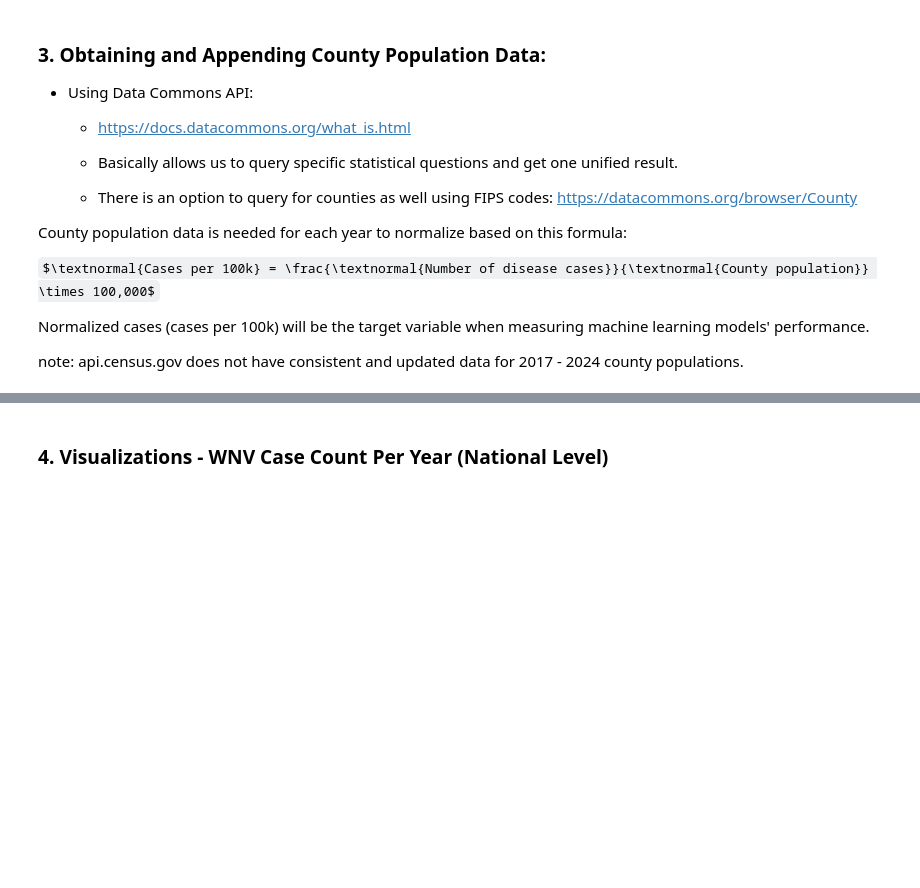
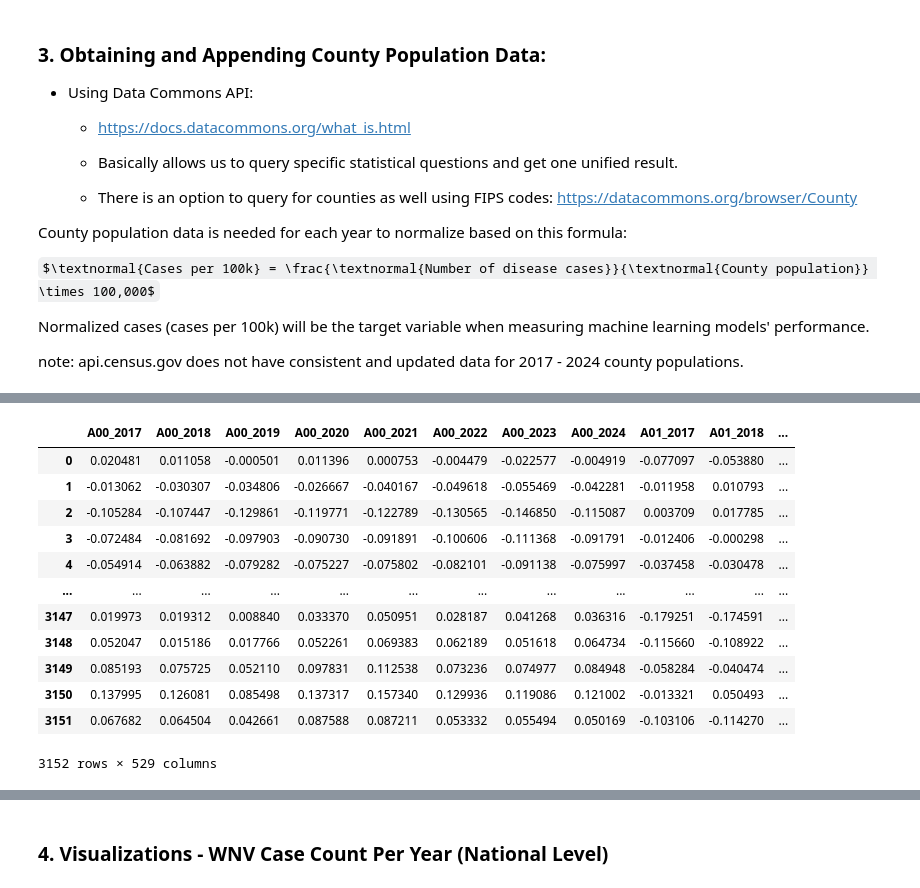
Before and after one commit to Amoreno73/wnv_embeddings, a Jupyter notebook: notebooks/national_embeddings/wnv_analysis.ipynb, the cells around one changed output, grey strips where cells are left out. Saved outputs shown, nothing was run; the diff lists cells and outputs as text; code cells hidden in the pictures; some formulas as TeX source; blank space fills up the shorter version.

```diff
--- a/notebooks/national_embeddings/wnv_analysis.ipynb
+++ b/notebooks/national_embeddings/wnv_analysis.ipynb
@@ -293,0 +416,16 @@ df_all.to_csv("../national_embeddings/national_wnv_case_data/long_format_emb_and
+# %%
+df_all
+# %% [output]
+|  | A00_2017 | A00_2018 | A00_2019 | A00_2020 | A00_2021 | A00_2022 | A00_2023 | A00_2024 | A01_2017 | A01_2018 | ... |
+| 0 | 0.020481 | 0.011058 | -0.000501 | 0.011396 | 0.000753 | -0.004479 | -0.022577 | -0.004919 | -0.077097 | -0.053880 | ... |
+| 1 | -0.013062 | -0.030307 | -0.034806 | -0.026667 | -0.040167 | -0.049618 | -0.055469 | -0.042281 | -0.011958 | 0.010793 | ... |
+| 2 | -0.105284 | -0.107447 | -0.129861 | -0.119771 | -0.122789 | -0.130565 | -0.146850 | -0.115087 | 0.003709 | 0.017785 | ... |
+| 3 | -0.072484 | -0.081692 | -0.097903 | -0.090730 | -0.091891 | -0.100606 | -0.111368 | -0.091791 | -0.012406 | -0.000298 | ... |
+| 4 | -0.054914 | -0.063882 | -0.079282 | -0.075227 | -0.075802 | -0.082101 | -0.091138 | -0.075997 | -0.037458 | -0.030478 | ... |
+| ... | ... | ... | ... | ... | ... | ... | ... | ... | ... | ... | ... |
+| 3147 | 0.019973 | 0.019312 | 0.008840 | 0.033370 | 0.050951 | 0.028187 | 0.041268 | 0.036316 | -0.179251 | -0.174591 | ... |
+| 3148 | 0.052047 | 0.015186 | 0.017766 | 0.052261 | 0.069383 | 0.062189 | 0.051618 | 0.064734 | -0.115660 | -0.108922 | ... |
+| 3149 | 0.085193 | 0.075725 | 0.052110 | 0.097831 | 0.112538 | 0.073236 | 0.074977 | 0.084948 | -0.058284 | -0.040474 | ... |
+| 3150 | 0.137995 | 0.126081 | 0.085498 | 0.137317 | 0.157340 | 0.129936 | 0.119086 | 0.121002 | -0.013321 | 0.050493 | ... |
+| 3151 | 0.067682 | 0.064504 | 0.042661 | 0.087588 | 0.087211 | 0.053332 | 0.055494 | 0.050169 | -0.103106 | -0.114270 | ... |
+3152 rows × 529 columns
```
Also changed, not shown: parts of 14 cells of this notebook, 13 other files.
